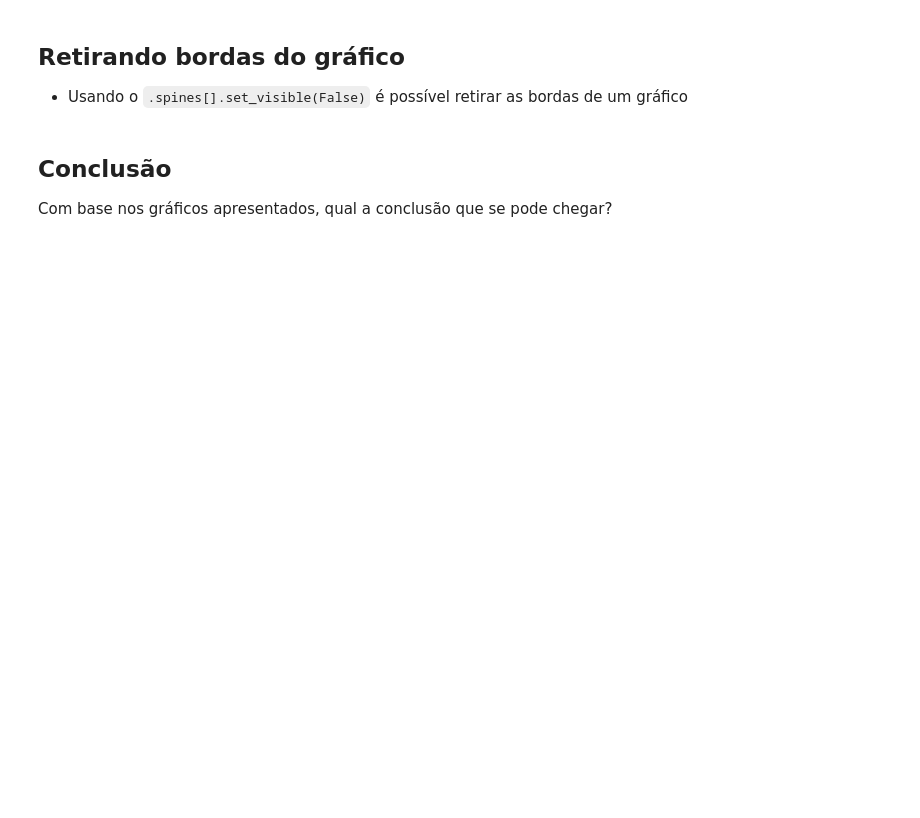
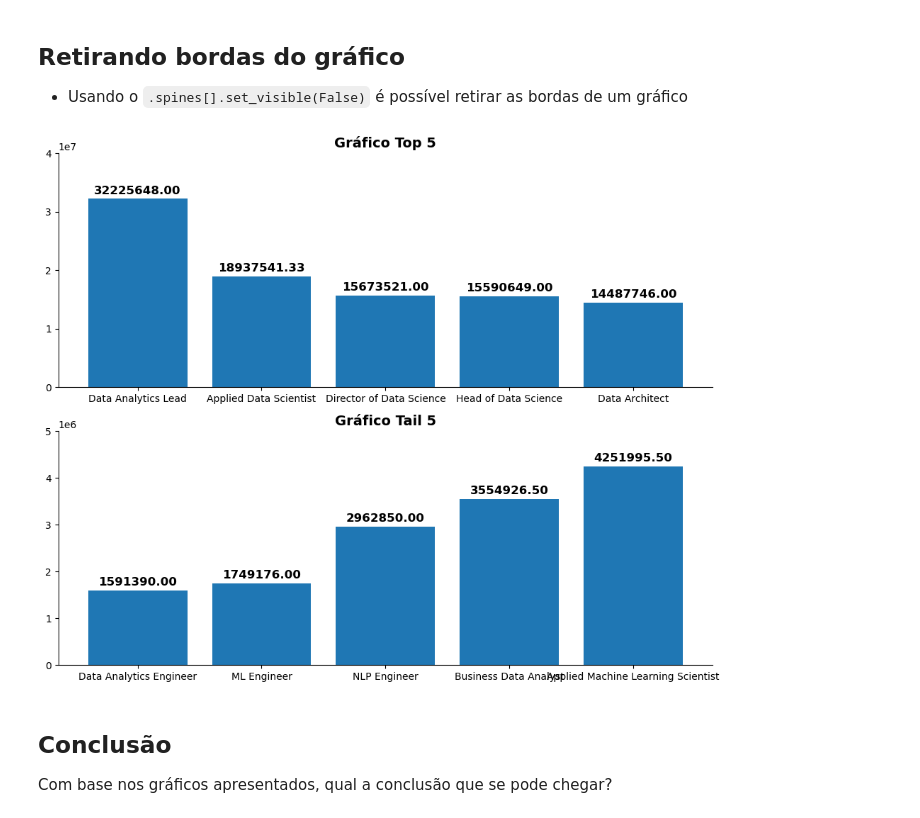
Before and after one commit to AlexandreRosasCosta/Ciencia_de_Dados, a Jupyter notebook: Projeto2/Projeto 02 - Matplotlib.ipynb, the cells around one changed output. Saved outputs shown, nothing was run; the diff lists cells and outputs as text; code cells hidden in the pictures; blank space fills up the shorter version.

```diff
--- a/Projeto2/Projeto 02 - Matplotlib.ipynb
+++ b/Projeto2/Projeto 02 - Matplotlib.ipynb
@@ -207,6 +288,54 @@ plt.show()
 # %% [markdown]
 ## Retirando bordas do gráfico
 - Usando o `.spines[].set_visible(False)` é possível retirar as bordas de um gráfico
+# %%
+
+fontsize = 12
+fontweight = 'bold'
+
+fig, ax = plt.subplots(nrows=2, ncols=1, figsize=(10, 8))
+ax[0].bar(top_5['Designation'], top_5['Salary_In_Rupees'])
+ax[1].bar(tail_5['Designation'], tail_5['Salary_In_Rupees'])
+
+ax[0].yaxis.set_visible(True)
+ax[1].yaxis.set_visible(True)
+ax[0].set_title("Gráfico Top 5", fontsize = 14, fontweight = 'bold')
+ax[1].set_title("Gráfico Tail 5", fontsize = 14, fontweight = 'bold')
+
+# Adicionando rótulos ao gráfico top_5
+for i, row in top_5.iterrows():
+    ax[0].annotate(f"{row['Salary_In_Rupees']:.2f}",
+                   (row['Designation'], row['Salary_In_Rupees']),
+                   ha='center',
+                   xytext=(0, 5),
+                   textcoords='offset points',
+                   fontsize=fontsize,
+                   fontweight=fontweight
+                   )
+    ax[0].set_yticks((range(0, 50000000, 10000000)))
+
+# Adicionando rótulos ao gráfico tail_5
+for i, row in tail_5.iterrows():
+    ax[1].annotate(f"{row['Salary_In_Rupees']:.2f}",
+                   (row['Designation'], row['Salary_In_Rupees']),
+                   ha='center',
+                   xytext=(0, 5),
+                   textcoords='offset points',
+                   fontsize=fontsize,
+                   fontweight=fontweight
+                   )
+    ax[1].set_yticks((range(0, 6000000, 1000000)))
+
+
+for ax in ax:
+    ax.spines['top'].set_visible(False)
+    ax.spines['right'].set_visible(False)
+
+
+plt.tight_layout()
+plt.show()
+# %% [output]
+[figure, added]
 # %% [markdown]
 ## Conclusão
 Com base nos gráficos apresentados, qual a conclusão que se pode chegar?
```
Also changed, not shown: parts of 6 cells of this notebook.
